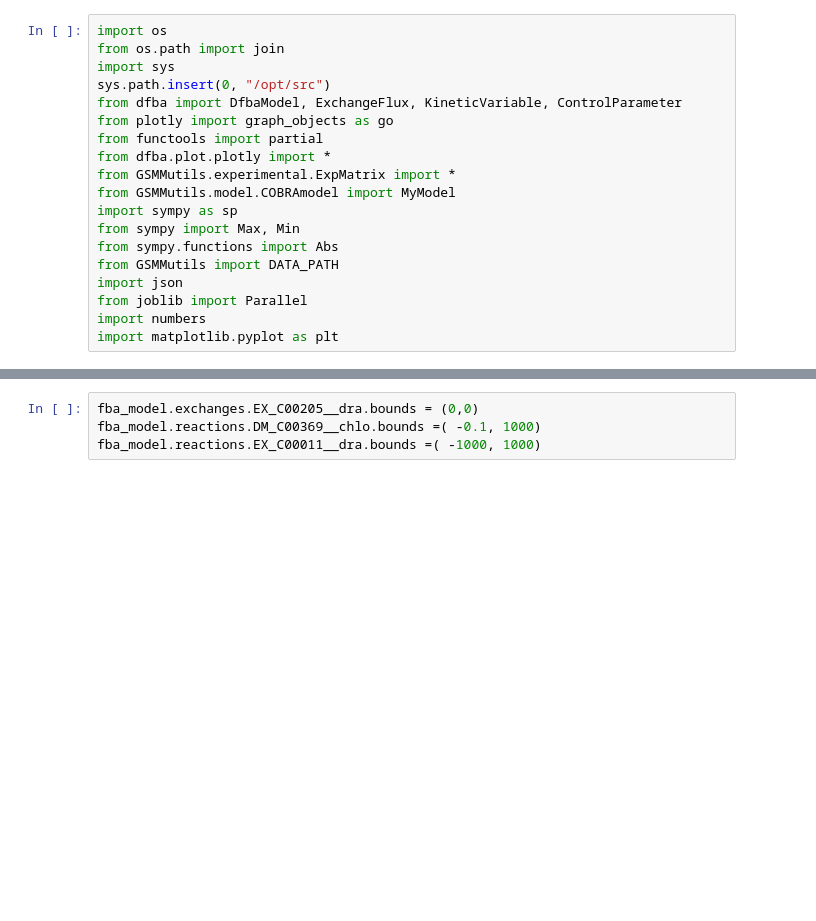
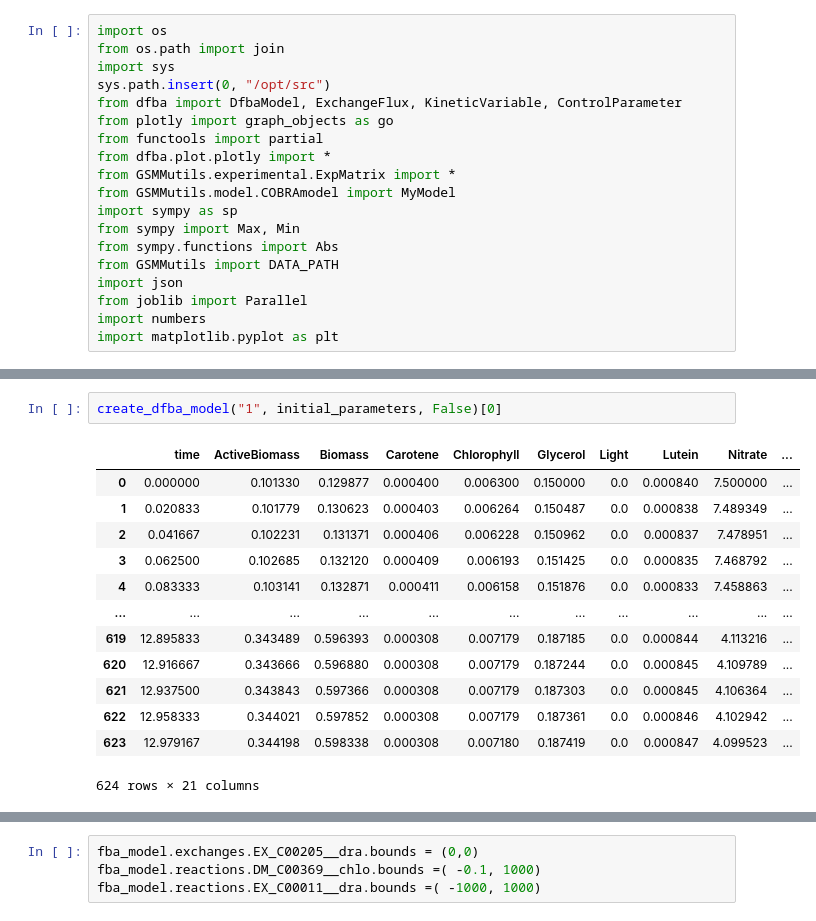
Before and after one commit to ecunha1996/GSMMutils, a Jupyter notebook: examples/test_dynamicfba.ipynb, the cells around one changed output, grey strips where cells are left out. Cells and saved outputs as stored; diff of their text form; blank space fills up the shorter version.

Commit message:
[FIX] update dfba

```diff
--- a/examples/test_dynamicfba.ipynb
+++ b/examples/test_dynamicfba.ipynb
@@ -57,0 +65,16 @@ concentrations, trajectories = create_dfba_model("3", initial_parameters, True)
+# %%
+create_dfba_model("1", initial_parameters, False)[0]
+# %% [output]
+|  | time | ActiveBiomass | Biomass | Carotene | Chlorophyll | Glycerol | Light | Lutein | Nitrate | ... |
+| 0 | 0.000000 | 0.101330 | 0.129877 | 0.000400 | 0.006300 | 0.150000 | 0.0 | 0.000840 | 7.500000 | ... |
+| 1 | 0.020833 | 0.101779 | 0.130623 | 0.000403 | 0.006264 | 0.150487 | 0.0 | 0.000838 | 7.489349 | ... |
+| 2 | 0.041667 | 0.102231 | 0.131371 | 0.000406 | 0.006228 | 0.150962 | 0.0 | 0.000837 | 7.478951 | ... |
+| 3 | 0.062500 | 0.102685 | 0.132120 | 0.000409 | 0.006193 | 0.151425 | 0.0 | 0.000835 | 7.468792 | ... |
+| 4 | 0.083333 | 0.103141 | 0.132871 | 0.000411 | 0.006158 | 0.151876 | 0.0 | 0.000833 | 7.458863 | ... |
+| ... | ... | ... | ... | ... | ... | ... | ... | ... | ... | ... |
+| 619 | 12.895833 | 0.343489 | 0.596393 | 0.000308 | 0.007179 | 0.187185 | 0.0 | 0.000844 | 4.113216 | ... |
+| 620 | 12.916667 | 0.343666 | 0.596880 | 0.000308 | 0.007179 | 0.187244 | 0.0 | 0.000845 | 4.109789 | ... |
+| 621 | 12.937500 | 0.343843 | 0.597366 | 0.000308 | 0.007179 | 0.187303 | 0.0 | 0.000845 | 4.106364 | ... |
+| 622 | 12.958333 | 0.344021 | 0.597852 | 0.000308 | 0.007179 | 0.187361 | 0.0 | 0.000846 | 4.102942 | ... |
+| 623 | 12.979167 | 0.344198 | 0.598338 | 0.000308 | 0.007180 | 0.187419 | 0.0 | 0.000847 | 4.099523 | ... |
+624 rows × 21 columns
```
Also changed, not shown: parts of 35 cells of this notebook, 8 other files.
